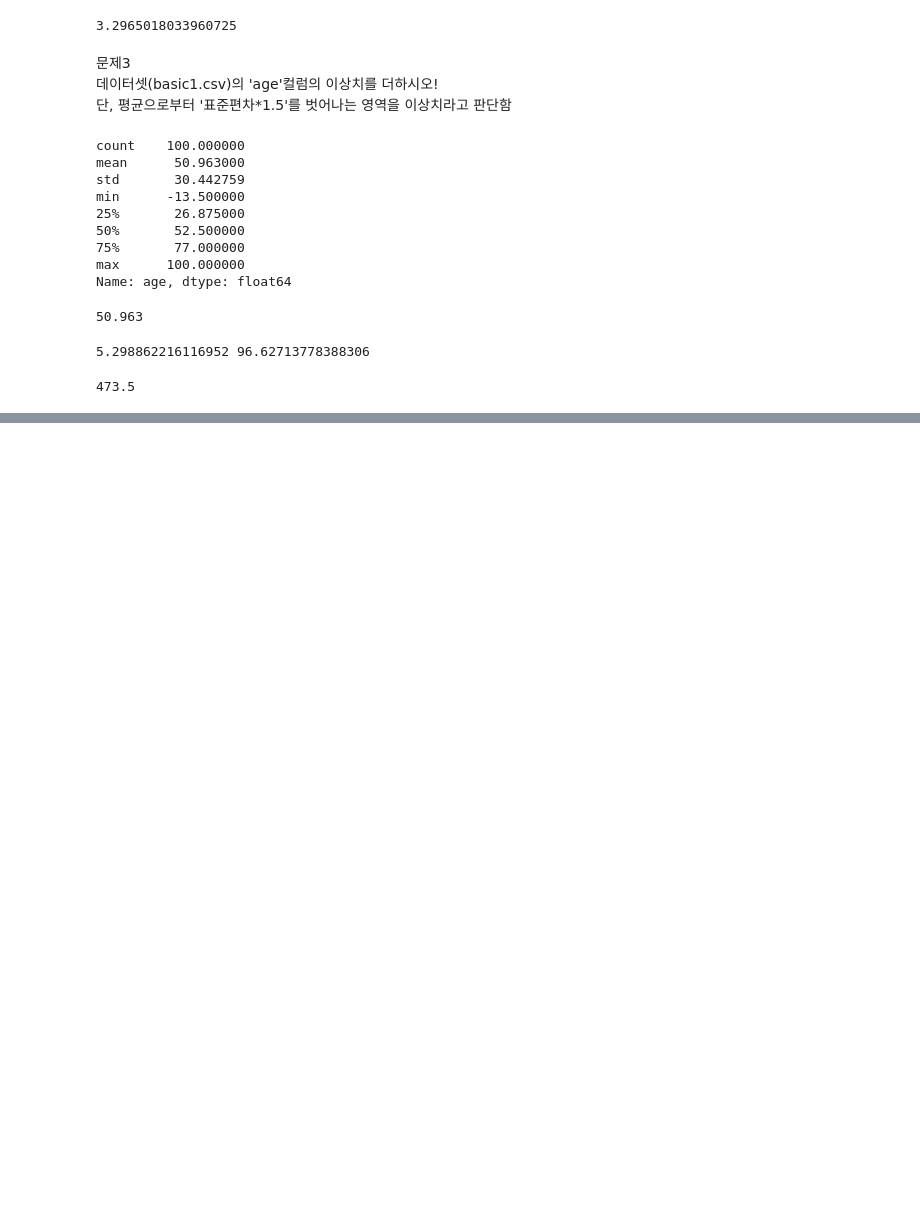
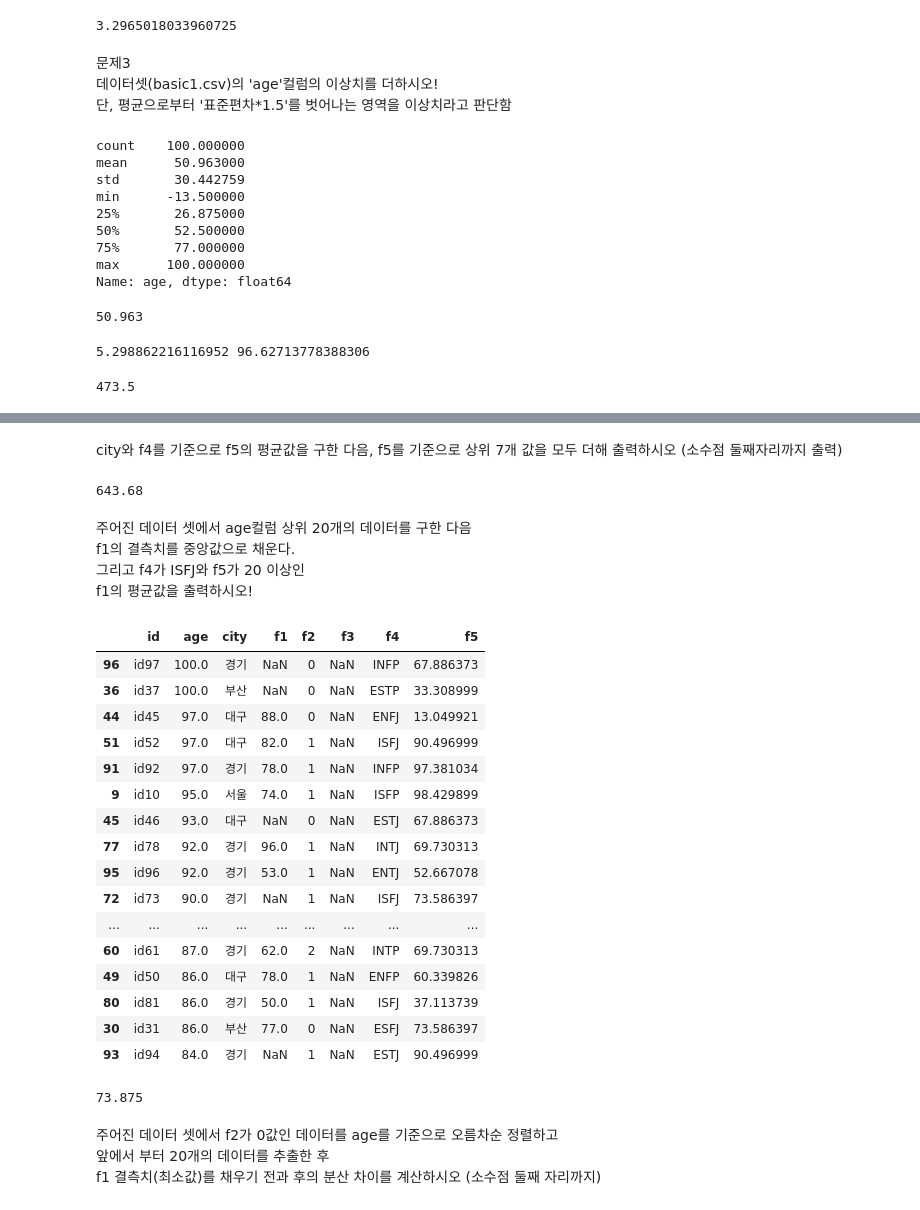
Before and after one commit to gr2edy/BDA_test, a Jupyter notebook: BDA_practice.ipynb, the cells around one changed output, grey strips where cells are left out. Cells and saved outputs as stored; diff of their text form; code cells hidden in the pictures; blank space fills up the shorter version.

```diff
--- a/BDA_practice.ipynb
+++ b/BDA_practice.ipynb
@@ -113,0 +580,2 @@ data[(data['age'] > m2) | (data['age'] < m1)]['age'].sum()
+# %% [markdown]
+city와 f4를 기준으로 f5의 평균값을 구한 다음, f5를 기준으로 상위 7개 값을 모두 더해 출력하시오 (소수점 둘째자리까지 출력)
@@ -113,0 +584,32 @@ data[(data['age'] > m2) | (data['age'] < m1)]['age'].sum()
+# %%
+round(df.groupby(['city', 'f4'])['f5'].mean().sort_values(ascending = False).head(7).sum(),2)
+# %% [output]
+643.68
+# %% [markdown]
+주어진 데이터 셋에서 age컬럼 상위 20개의 데이터를 구한 다음
+f1의 결측치를 중앙값으로 채운다.
+그리고 f4가 ISFJ와 f5가 20 이상인
+f1의 평균값을 출력하시오!
+# %%
+df = pd.read_csv('/Users/greedy/Downloads/빅분기/basic1.csv')
+# %%
+df2 = df.sort_values(['age'], ascending = False).head(20)
+df2
+# %% [output]
+|  | id | age | city | f1 | f2 | f3 | f4 | f5 |
+| 96 | id97 | 100.0 | 경기 | NaN | 0 | NaN | INFP | 67.886373 |
+| 36 | id37 | 100.0 | 부산 | NaN | 0 | NaN | ESTP | 33.308999 |
+| 44 | id45 | 97.0 | 대구 | 88.0 | 0 | NaN | ENFJ | 13.049921 |
+| 51 | id52 | 97.0 | 대구 | 82.0 | 1 | NaN | ISFJ | 90.496999 |
+| 91 | id92 | 97.0 | 경기 | 78.0 | 1 | NaN | INFP | 97.381034 |
+| 9 | id10 | 95.0 | 서울 | 74.0 | 1 | NaN | ISFP | 98.429899 |
+| 45 | id46 | 93.0 | 대구 | NaN | 0 | NaN | ESTJ | 67.886373 |
+| 77 | id78 | 92.0 | 경기 | 96.0 | 1 | NaN | INTJ | 69.730313 |
+| 95 | id96 | 92.0 | 경기 | 53.0 | 1 | NaN | ENTJ | 52.667078 |
+| 72 | id73 | 90.0 | 경기 | NaN | 1 | NaN | ISFJ | 73.586397 |
+| ... | ... | ... | ... | ... | ... | ... | ... | ... |
+| 60 | id61 | 87.0 | 경기 | 62.0 | 2 | NaN | INTP | 69.730313 |
+| 49 | id50 | 86.0 | 대구 | 78.0 | 1 | NaN | ENFP | 60.339826 |
+| 80 | id81 | 86.0 | 경기 | 50.0 | 1 | NaN | ISFJ | 37.113739 |
+| 30 | id31 | 86.0 | 부산 | 77.0 | 0 | NaN | ESFJ | 73.586397 |
+| 93 | id94 | 84.0 | 경기 | NaN | 1 | NaN | ESTJ | 90.496999 |
@@ -113,0 +620,8 @@ data[(data['age'] > m2) | (data['age'] < m1)]['age'].sum()
+# %%
+df2[(df2['f4'] == 'ISFJ') & (df2['f5'] >= 20)]['f1'].mean()
+# %% [output]
+73.875
+# %% [markdown]
+주어진 데이터 셋에서 f2가 0값인 데이터를 age를 기준으로 오름차순 정렬하고
+앞에서 부터 20개의 데이터를 추출한 후
+f1 결측치(최소값)를 채우기 전과 후의 분산 차이를 계산하시오 (소수점 둘째 자리까지)
```
Also changed, not shown: parts of 97 cells of this notebook.
